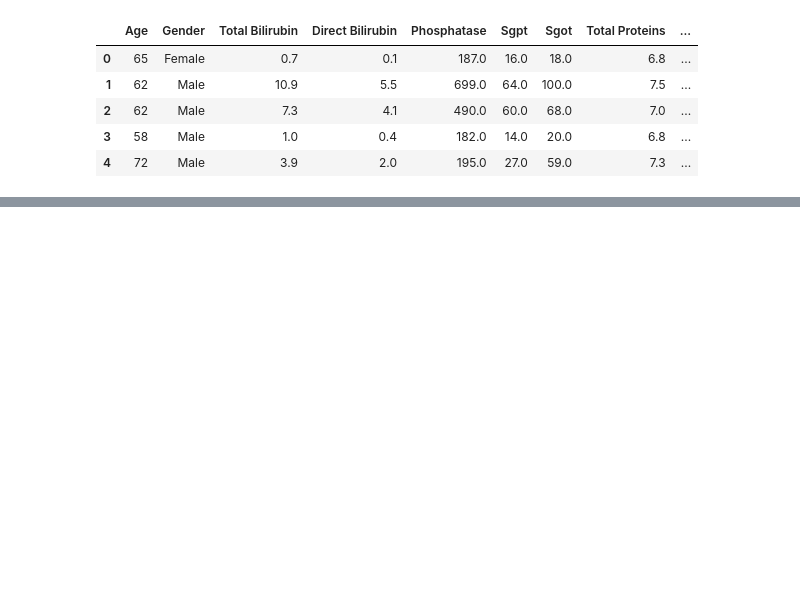
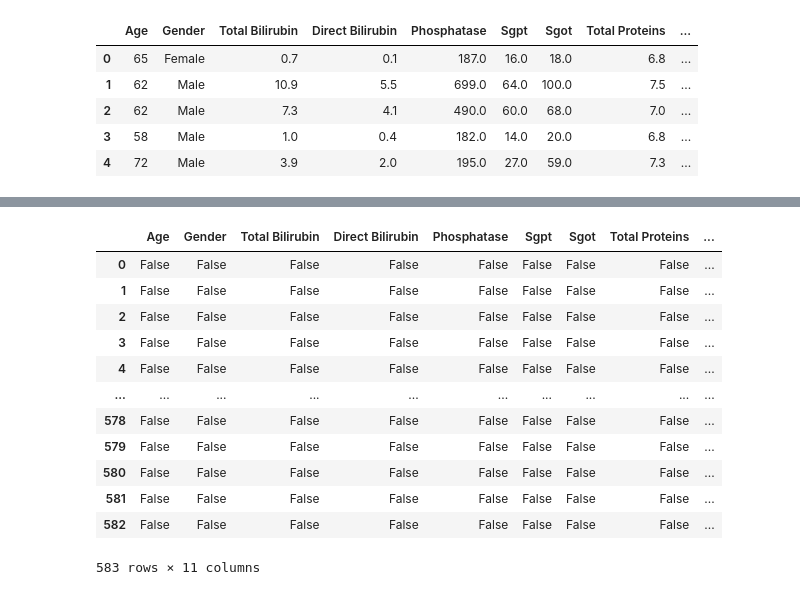
Before and after one commit to Evans2424/IACEC_Project_Model_Performance_Analysis, a Jupyter notebook: IACEC_MLProject.ipynb, the cells around one changed output, grey strips where cells are left out. Drawn from its saved outputs; the diff is of its cells as text; code cells hidden in the pictures; blank space fills up the shorter version.

```diff
--- a/IACEC_MLProject.ipynb
+++ b/IACEC_MLProject.ipynb
@@ -97,0 +118,17 @@ liver_df.describe()
+# %%
+# Checking if there is null values or not
+liver_df.isnull()
+# %% [output]
+|  | Age | Gender | Total Bilirubin | Direct Bilirubin | Phosphatase | Sgpt | Sgot | Total Proteins | ... |
+| 0 | False | False | False | False | False | False | False | False | ... |
+| 1 | False | False | False | False | False | False | False | False | ... |
+| 2 | False | False | False | False | False | False | False | False | ... |
+| 3 | False | False | False | False | False | False | False | False | ... |
+| 4 | False | False | False | False | False | False | False | False | ... |
+| ... | ... | ... | ... | ... | ... | ... | ... | ... | ... |
+| 578 | False | False | False | False | False | False | False | False | ... |
+| 579 | False | False | False | False | False | False | False | False | ... |
+| 580 | False | False | False | False | False | False | False | False | ... |
+| 581 | False | False | False | False | False | False | False | False | ... |
+| 582 | False | False | False | False | False | False | False | False | ... |
+583 rows × 11 columns
```
Also changed, not shown: parts of 9 cells of this notebook.
